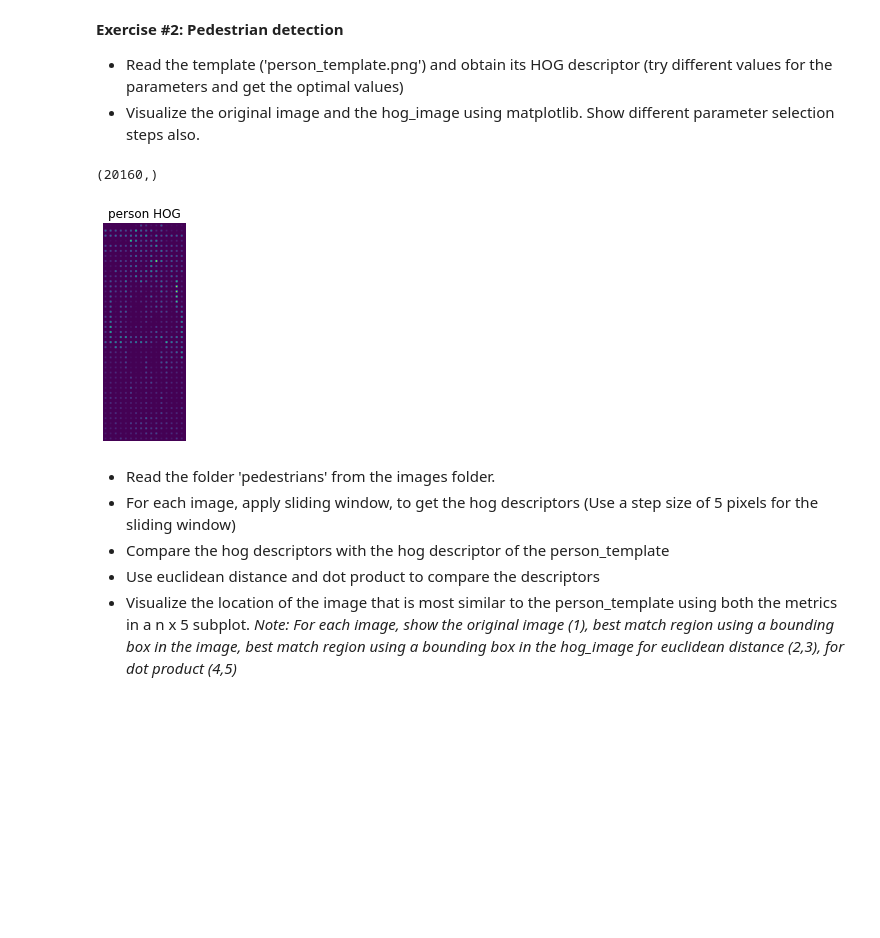
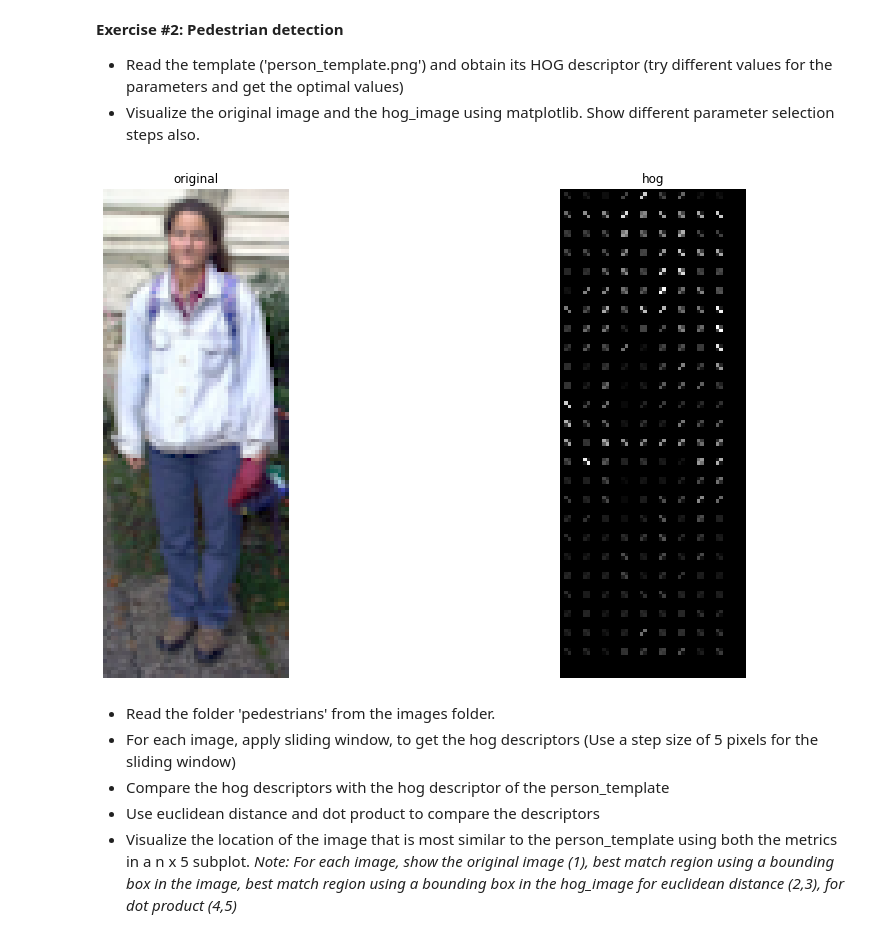
Before and after one commit to UPC-MAI-GitHub/MAI-CV, a Jupyter notebook: P3_template_matching_and_HOG/p3_template_matching_HOG.ipynb, the cells around one changed output. Drawn from its saved outputs; the diff is of its cells as text; code cells hidden in the pictures; blank space fills up the shorter version.

```diff
--- a/P3_template_matching_and_HOG/p3_template_matching_HOG.ipynb
+++ b/P3_template_matching_and_HOG/p3_template_matching_HOG.ipynb
@@ -277,21 +285,21 @@ the pixels_per_cell tuple will determine the area in which the image will be par
 # %%
 # solution
 personTemplate = io.imread(DATA_FOLDER / 'person_template.bmp')
 hogParams = {
     "orientations": 8,
-    "pixels_per_cell": (3, 3),
+    "pixels_per_cell": (5, 5),
     "cells_per_block": (2, 2),
     "visualize": True
 }
 featureGSVector, imageGSHog = feature.hog(personTemplate, **hogParams)
-print(featureGSVector.shape)
-plt.title('person HOG')
-plt.imshow(imageGSHog)
-plt.axis('off')
-plt.show()
+# print(featureGSVector.shape, personTemplate.shape)
+images = {
+    "original":personTemplate,
+    "hog":imageGSHog
+}
+plotImages(images, cmap='gray')
 # %% [output]
-(20160,)
-[figure, old version]
+[figure, new version]
 # %% [markdown]
 
 *   Read the folder 'pedestrians' from the images folder.
```
Also changed, not shown: parts of 16 cells of this notebook.
